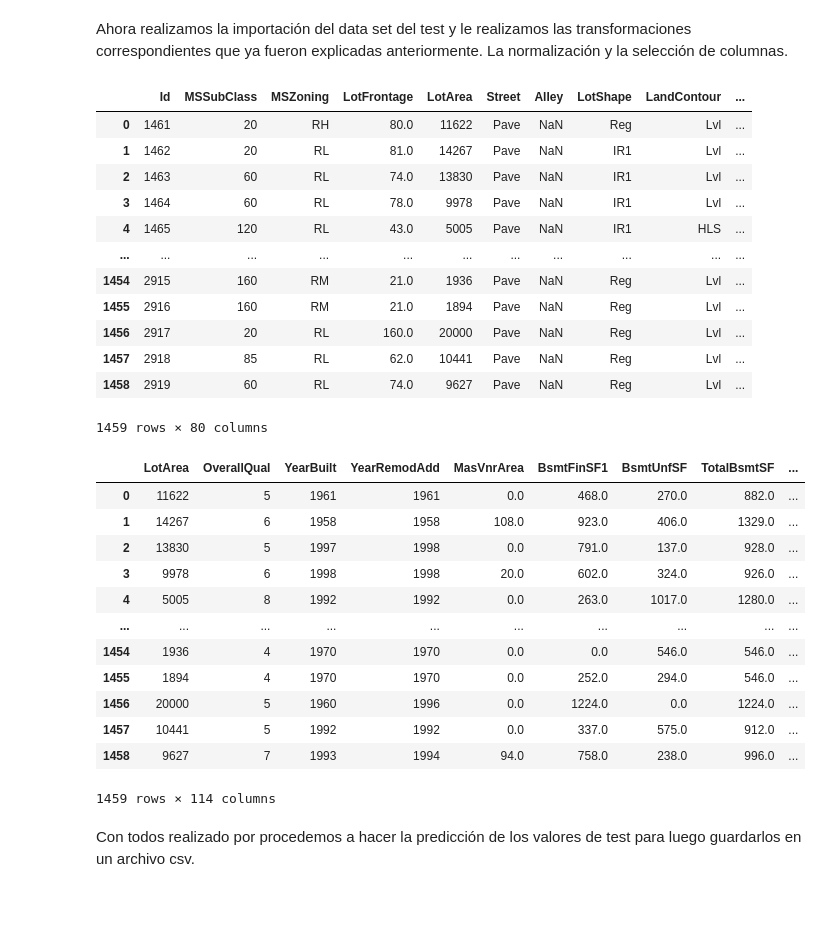
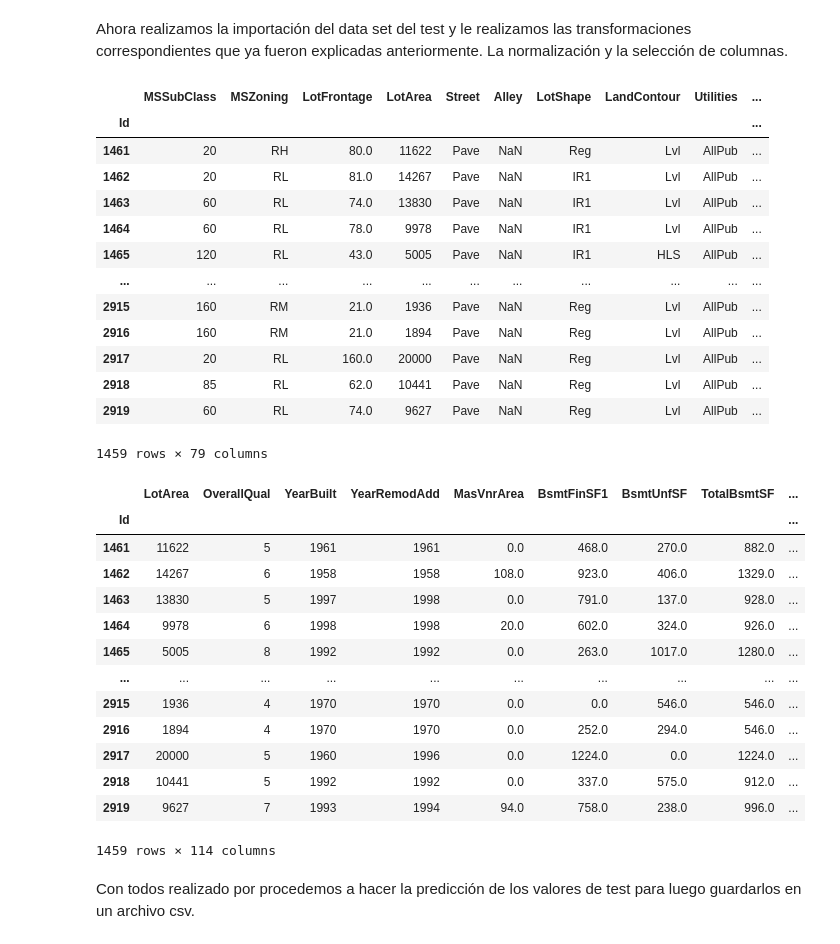
Before and after one commit to nachomohamed/Hackathon_Henry, a Jupyter notebook: Calculo_House.ipynb, the cells around one changed output. Saved outputs shown, nothing was run; the diff lists cells and outputs as text; code cells hidden in the pictures; blank space fills up the shorter version.

```diff
--- a/Calculo_House.ipynb
+++ b/Calculo_House.ipynb
@@ -479,22 +493,23 @@ GradientBoostingRegressor(learning_rate=0.23, max_depth=30, max_features='auto',
 # %% [markdown]
 Ahora realizamos la importación del data set del test y le realizamos las transformaciones correspondientes que ya fueron explicadas anteriormente. La normalización y la selección de columnas.
 # %%
-test = pd.read_csv("houses_test_raw.csv")
+test = pd.read_csv("houses_test_raw.csv", index_col="Id")
 test
 # %% [output]
-|  | Id | MSSubClass | MSZoning | LotFrontage | LotArea | Street | Alley | LotShape | LandContour | ... |
-| 0 | 1461 | 20 | RH | 80.0 | 11622 | Pave | NaN | Reg | Lvl | ... |
-| 1 | 1462 | 20 | RL | 81.0 | 14267 | Pave | NaN | IR1 | Lvl | ... |
-| 2 | 1463 | 60 | RL | 74.0 | 13830 | Pave | NaN | IR1 | Lvl | ... |
-| 3 | 1464 | 60 | RL | 78.0 | 9978 | Pave | NaN | IR1 | Lvl | ... |
-| 4 | 1465 | 120 | RL | 43.0 | 5005 | Pave | NaN | IR1 | HLS | ... |
+|  | MSSubClass | MSZoning | LotFrontage | LotArea | Street | Alley | LotShape | LandContour | Utilities | ... |
+| Id |  |  |  |  |  |  |  |  |  | ... |
+| 1461 | 20 | RH | 80.0 | 11622 | Pave | NaN | Reg | Lvl | AllPub | ... |
+| 1462 | 20 | RL | 81.0 | 14267 | Pave | NaN | IR1 | Lvl | AllPub | ... |
+| 1463 | 60 | RL | 74.0 | 13830 | Pave | NaN | IR1 | Lvl | AllPub | ... |
+| 1464 | 60 | RL | 78.0 | 9978 | Pave | NaN | IR1 | Lvl | AllPub | ... |
+| 1465 | 120 | RL | 43.0 | 5005 | Pave | NaN | IR1 | HLS | AllPub | ... |
 | ... | ... | ... | ... | ... | ... | ... | ... | ... | ... | ... |
-| 1454 | 2915 | 160 | RM | 21.0 | 1936 | Pave | NaN | Reg | Lvl | ... |
-| 1455 | 2916 | 160 | RM | 21.0 | 1894 | Pave | NaN | Reg | Lvl | ... |
-| 1456 | 2917 | 20 | RL | 160.0 | 20000 | Pave | NaN | Reg | Lvl | ... |
-| 1457 | 2918 | 85 | RL | 62.0 | 10441 | Pave | NaN | Reg | Lvl | ... |
-| 1458 | 2919 | 60 | RL | 74.0 | 9627 | Pave | NaN | Reg | Lvl | ... |
+| 2915 | 160 | RM | 21.0 | 1936 | Pave | NaN | Reg | Lvl | AllPub | ... |
+| 2916 | 160 | RM | 21.0 | 1894 | Pave | NaN | Reg | Lvl | AllPub | ... |
+| 2917 | 20 | RL | 160.0 | 20000 | Pave | NaN | Reg | Lvl | AllPub | ... |
+| 2918 | 85 | RL | 62.0 | 10441 | Pave | NaN | Reg | Lvl | AllPub | ... |
+| 2919 | 60 | RL | 74.0 | 9627 | Pave | NaN | Reg | Lvl | AllPub | ... |
-1459 rows × 80 columns
+1459 rows × 79 columns
 # %%
 test.drop(list(test.columns[test.isna().sum()>50]),axis=1, inplace=True)
 test.fillna(value=test.mean(),inplace=True)
@@ -506,7 +521,7 @@ def createDummies(df, var_name):
     return df
 
 for col in test.columns:
-    if type(test[col][0])==str:
+    if type(test[col][1461])==str:
         test = createDummies(test, col)
 
 Lista1 = corr[corr.loc["SalePrice",:]>0.1]
@@ -515,17 +530,18 @@ test2 = pd.concat([test[Lista1],test[list(corr[corr.loc["SalePrice",:]<-0.1].ind
 test2
 # %% [output]
 |  | LotArea | OverallQual | YearBuilt | YearRemodAdd | MasVnrArea | BsmtFinSF1 | BsmtUnfSF | TotalBsmtSF | ... |
-| 0 | 11622 | 5 | 1961 | 1961 | 0.0 | 468.0 | 270.0 | 882.0 | ... |
-| 1 | 14267 | 6 | 1958 | 1958 | 108.0 | 923.0 | 406.0 | 1329.0 | ... |
-| 2 | 13830 | 5 | 1997 | 1998 | 0.0 | 791.0 | 137.0 | 928.0 | ... |
-| 3 | 9978 | 6 | 1998 | 1998 | 20.0 | 602.0 | 324.0 | 926.0 | ... |
-| 4 | 5005 | 8 | 1992 | 1992 | 0.0 | 263.0 | 1017.0 | 1280.0 | ... |
+| Id |  |  |  |  |  |  |  |  | ... |
+| 1461 | 11622 | 5 | 1961 | 1961 | 0.0 | 468.0 | 270.0 | 882.0 | ... |
+| 1462 | 14267 | 6 | 1958 | 1958 | 108.0 | 923.0 | 406.0 | 1329.0 | ... |
+| 1463 | 13830 | 5 | 1997 | 1998 | 0.0 | 791.0 | 137.0 | 928.0 | ... |
+| 1464 | 9978 | 6 | 1998 | 1998 | 20.0 | 602.0 | 324.0 | 926.0 | ... |
+| 1465 | 5005 | 8 | 1992 | 1992 | 0.0 | 263.0 | 1017.0 | 1280.0 | ... |
 | ... | ... | ... | ... | ... | ... | ... | ... | ... | ... |
-| 1454 | 1936 | 4 | 1970 | 1970 | 0.0 | 0.0 | 546.0 | 546.0 | ... |
-| 1455 | 1894 | 4 | 1970 | 1970 | 0.0 | 252.0 | 294.0 | 546.0 | ... |
-| 1456 | 20000 | 5 | 1960 | 1996 | 0.0 | 1224.0 | 0.0 | 1224.0 | ... |
-| 1457 | 10441 | 5 | 1992 | 1992 | 0.0 | 337.0 | 575.0 | 912.0 | ... |
-| 1458 | 9627 | 7 | 1993 | 1994 | 94.0 | 758.0 | 238.0 | 996.0 | ... |
+| 2915 | 1936 | 4 | 1970 | 1970 | 0.0 | 0.0 | 546.0 | 546.0 | ... |
+| 2916 | 1894 | 4 | 1970 | 1970 | 0.0 | 252.0 | 294.0 | 546.0 | ... |
+| 2917 | 20000 | 5 | 1960 | 1996 | 0.0 | 1224.0 | 0.0 | 1224.0 | ... |
+| 2918 | 10441 | 5 | 1992 | 1992 | 0.0 | 337.0 | 575.0 | 912.0 | ... |
+| 2919 | 9627 | 7 | 1993 | 1994 | 94.0 | 758.0 | 238.0 | 996.0 | ... |
 1459 rows × 114 columns
 # %% [markdown]
 Con todos realizado por procedemos a hacer la predicción de los valores de test para luego guardarlos en un archivo csv.
```
Also changed, not shown: parts of 7 cells of this notebook, 1 other file.
